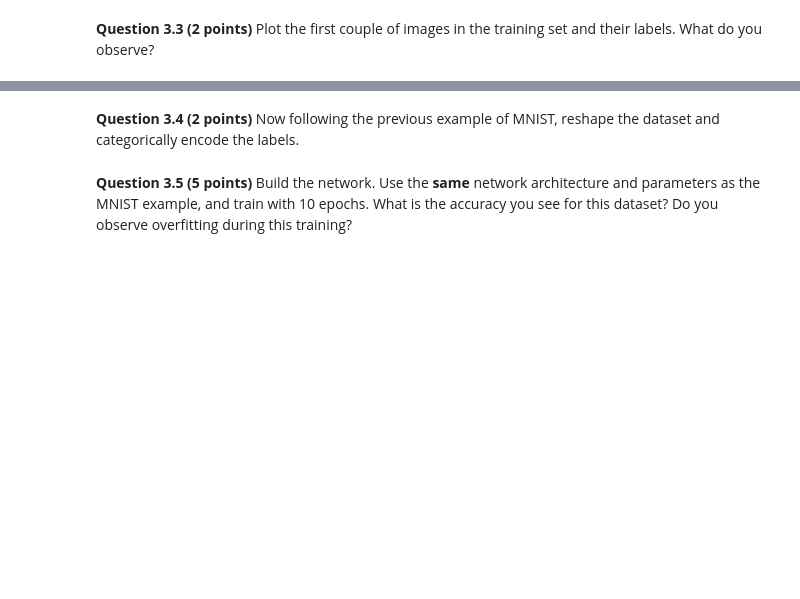
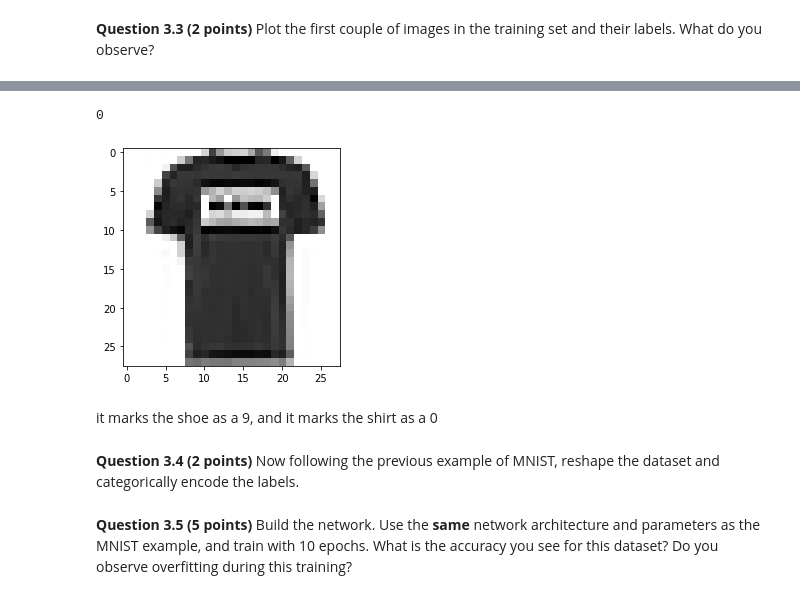
Before and after one commit to siglerj1/hw-05, a Jupyter notebook: HW-05_TF-STUDENT.ipynb, the cells around one changed output, grey strips where cells are left out. Drawn from its saved outputs; the diff is of its cells as text; code cells hidden in the pictures; blank space fills up the shorter version.

```diff
--- a/HW-05_TF-STUDENT.ipynb
+++ b/HW-05_TF-STUDENT.ipynb
@@ -260,2 +355,11 @@ We will now work on another dataset called fashion MNIST. Fashion MNIST is a dat
+# %%
+item2 = train_images[1]
+plt.imshow(item2, cmap=plt.cm.binary)
+train_labels[1]
+# %% [output]
+0
+[figure, added]
+# %% [markdown]
+it marks the shoe as a 9, and it marks the shirt as a 0
 # %% [markdown]
 **Question 3.4 (2 points)** Now following the previous example of MNIST, reshape the dataset and categorically encode the labels.
```
Also changed, not shown: parts of 35 cells of this notebook.
